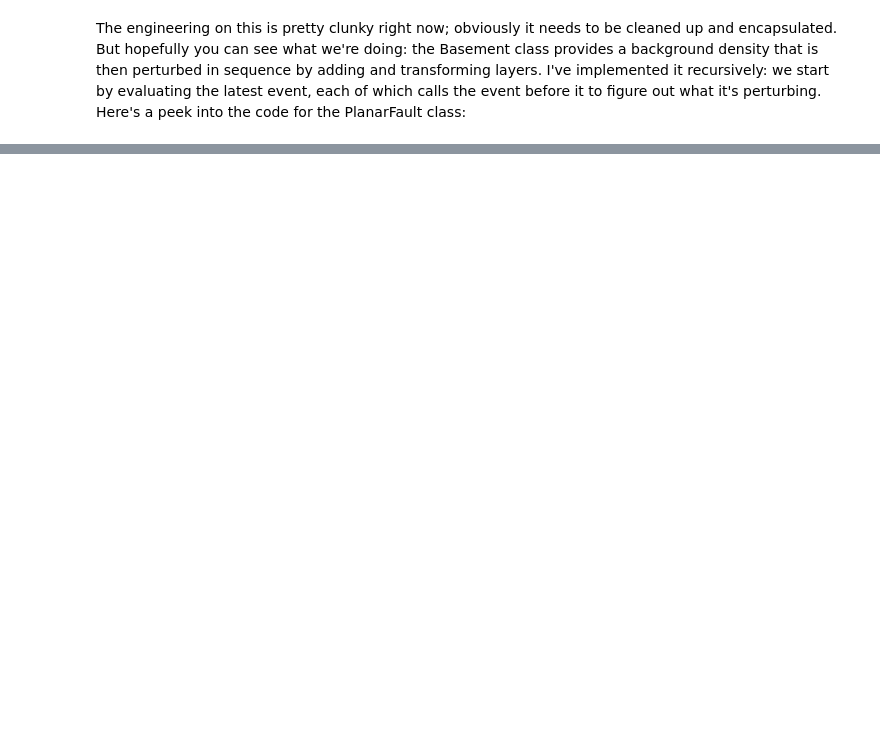
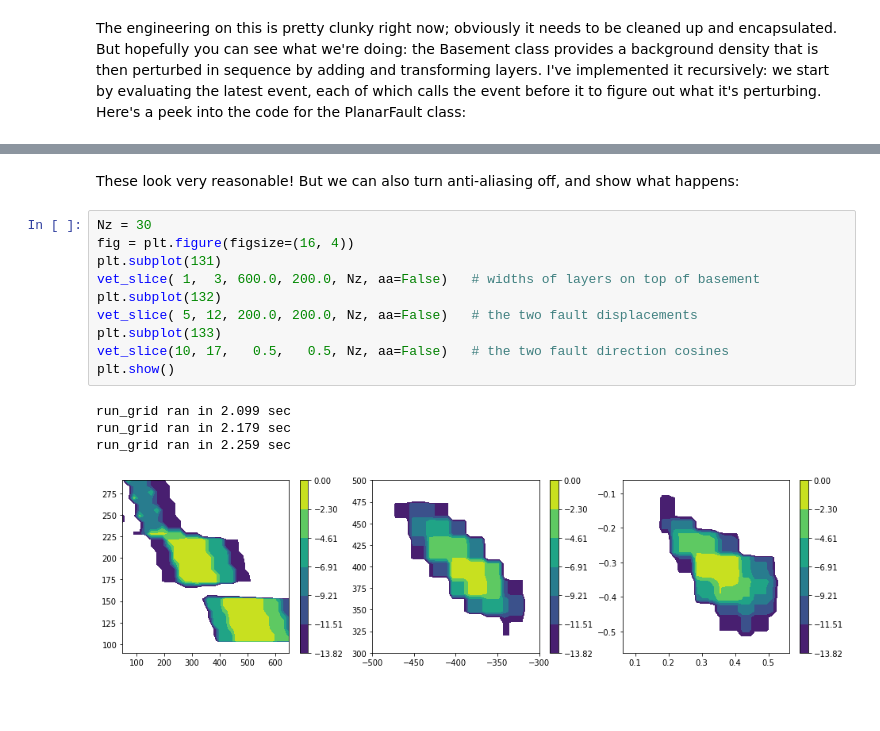
Before and after one commit to rscalzo/blockworlds, a Jupyter notebook: blockworlds/implicit.ipynb, the cells around one changed output, grey strips where cells are left out. Cells and saved outputs as stored; diff of their text form; blank space fills up the shorter version.

```diff
--- a/blockworlds/implicit.ipynb
+++ b/blockworlds/implicit.ipynb
@@ -86,0 +150,19 @@ Unfortunately I've overlooked something important:  _all_ the anti-aliasing has
+# %% [markdown]
+These look very reasonable!  But we can also turn anti-aliasing off, and show what happens:
+# %%
+Nz = 30
+fig = plt.figure(figsize=(16, 4))
+plt.subplot(131)
+vet_slice( 1,  3, 600.0, 200.0, Nz, aa=False)   # widths of layers on top of basement
+plt.subplot(132)
+vet_slice( 5, 12, 200.0, 200.0, Nz, aa=False)   # the two fault displacements
+plt.subplot(133)
+vet_slice(10, 17,   0.5,   0.5, Nz, aa=False)   # the two fault direction cosines
+plt.show()
+# %% [output]
+run_grid ran in 2.099 sec
+run_grid ran in 2.179 sec
+run_grid ran in 2.259 sec
+[figure, added]
+# %% [markdown]
+#
```
Also changed, not shown: parts of 8 cells of this notebook.
